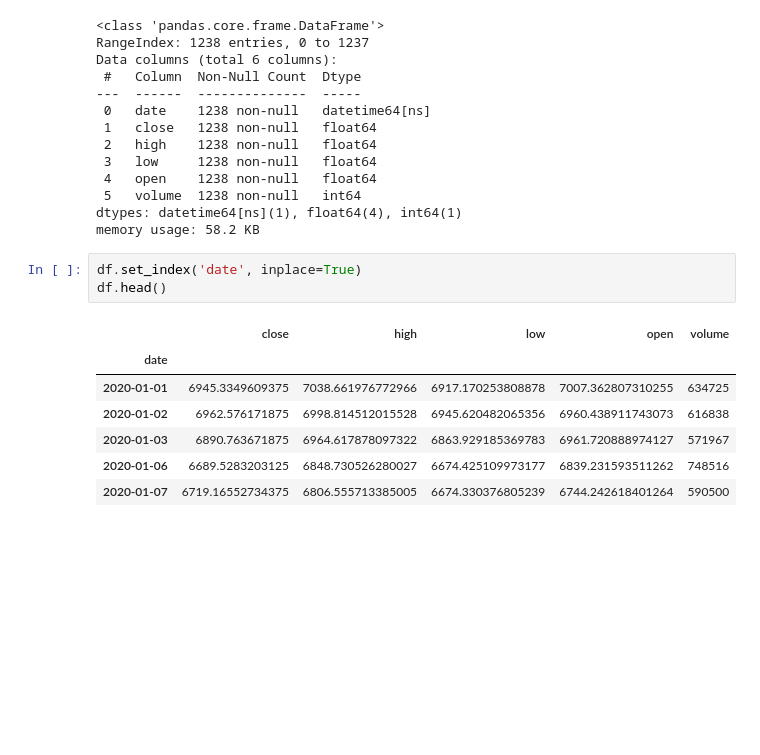
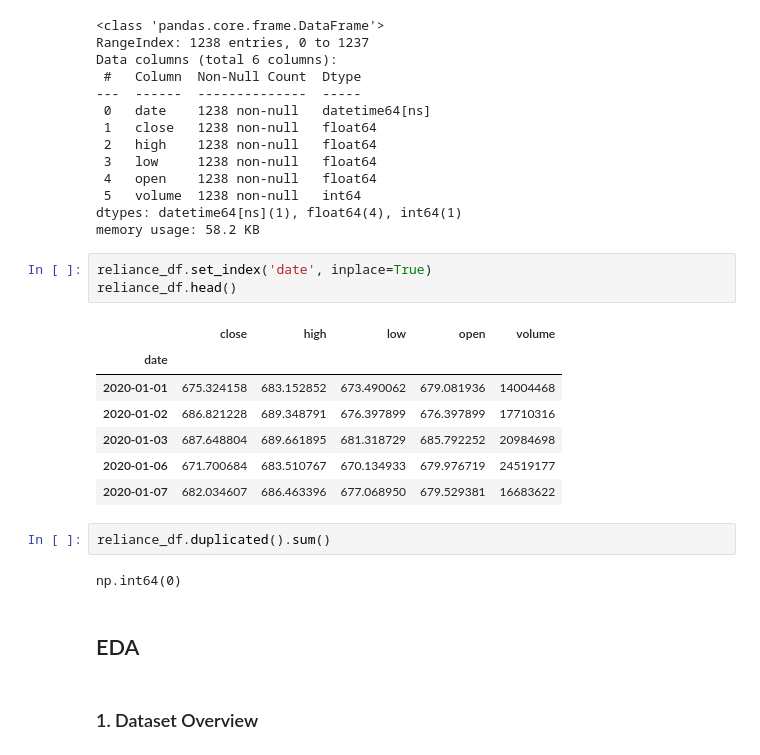
Before and after one commit to bhuvansai93/ds_project_stock_price_prediction, a Jupyter notebook: code_reliance.ipynb, the cells around one changed output. Cells and saved outputs as stored; diff of their text form; blank space fills up the shorter version.

```diff
--- a/code_reliance.ipynb
+++ b/code_reliance.ipynb
@@ -158,13 +158,21 @@ Data columns (total 6 columns):
 dtypes: datetime64[ns](1), float64(4), int64(1)
 memory usage: 58.2 KB
 # %%
-df.set_index('date', inplace=True)
-df.head()
+reliance_df.set_index('date', inplace=True)
+reliance_df.head()
 # %% [output]
 |  | close | high | low | open | volume |
 | date |  |  |  |  |  |
-| 2020-01-01 | 6945.3349609375 | 7038.661976772966 | 6917.170253808878 | 7007.362807310255 | 634725 |
-| 2020-01-02 | 6962.576171875 | 6998.814512015528 | 6945.620482065356 | 6960.438911743073 | 616838 |
-| 2020-01-03 | 6890.763671875 | 6964.617878097322 | 6863.929185369783 | 6961.720888974127 | 571967 |
-| 2020-01-06 | 6689.5283203125 | 6848.730526280027 | 6674.425109973177 | 6839.231593511262 | 748516 |
-| 2020-01-07 | 6719.16552734375 | 6806.555713385005 | 6674.330376805239 | 6744.242618401264 | 590500 |
+| 2020-01-01 | 675.324158 | 683.152852 | 673.490062 | 679.081936 | 14004468 |
+| 2020-01-02 | 686.821228 | 689.348791 | 676.397899 | 676.397899 | 17710316 |
+| 2020-01-03 | 687.648804 | 689.661895 | 681.318729 | 685.792252 | 20984698 |
+| 2020-01-06 | 671.700684 | 683.510767 | 670.134933 | 679.976719 | 24519177 |
+| 2020-01-07 | 682.034607 | 686.463396 | 677.068950 | 679.529381 | 16683622 |
+# %%
+reliance_df.duplicated().sum()
+# %% [output]
+np.int64(0)
+# %% [markdown]
+## EDA
+# %% [markdown]
+### 1. Dataset Overview
```
Also changed, not shown: parts of 30 cells of this notebook.
